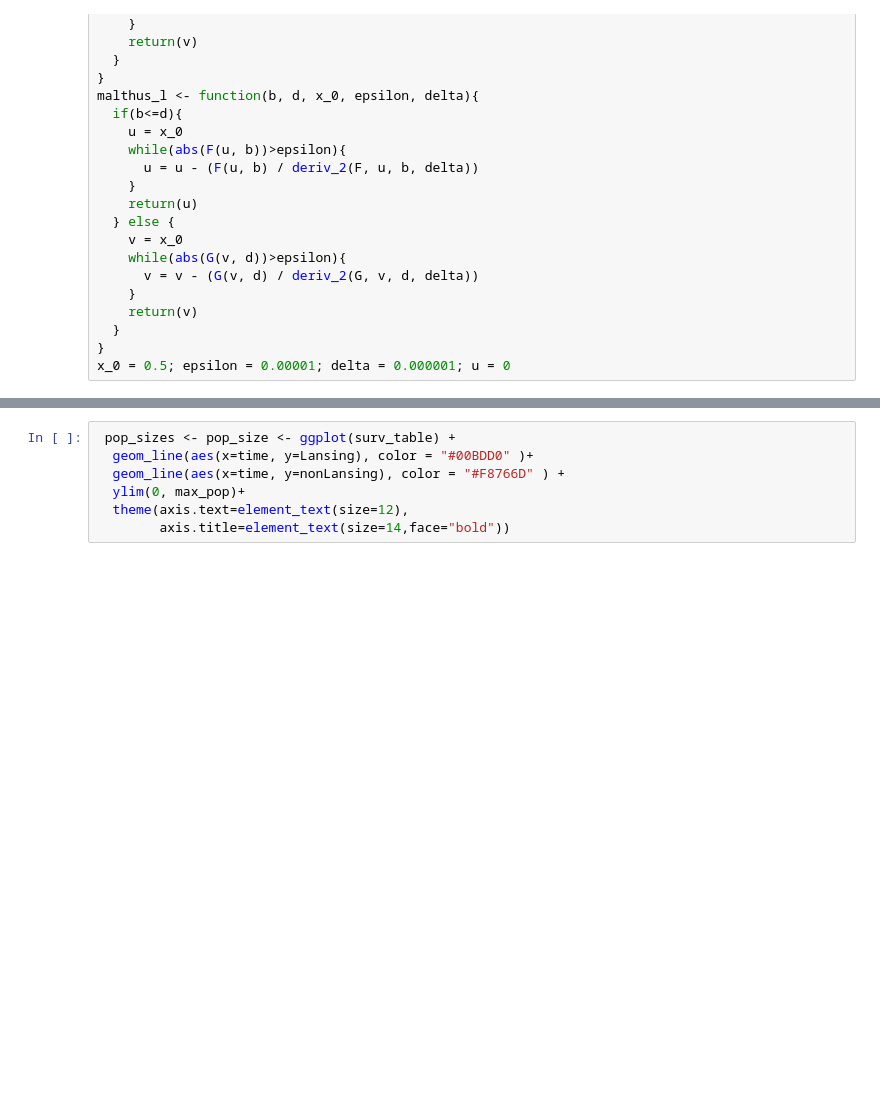
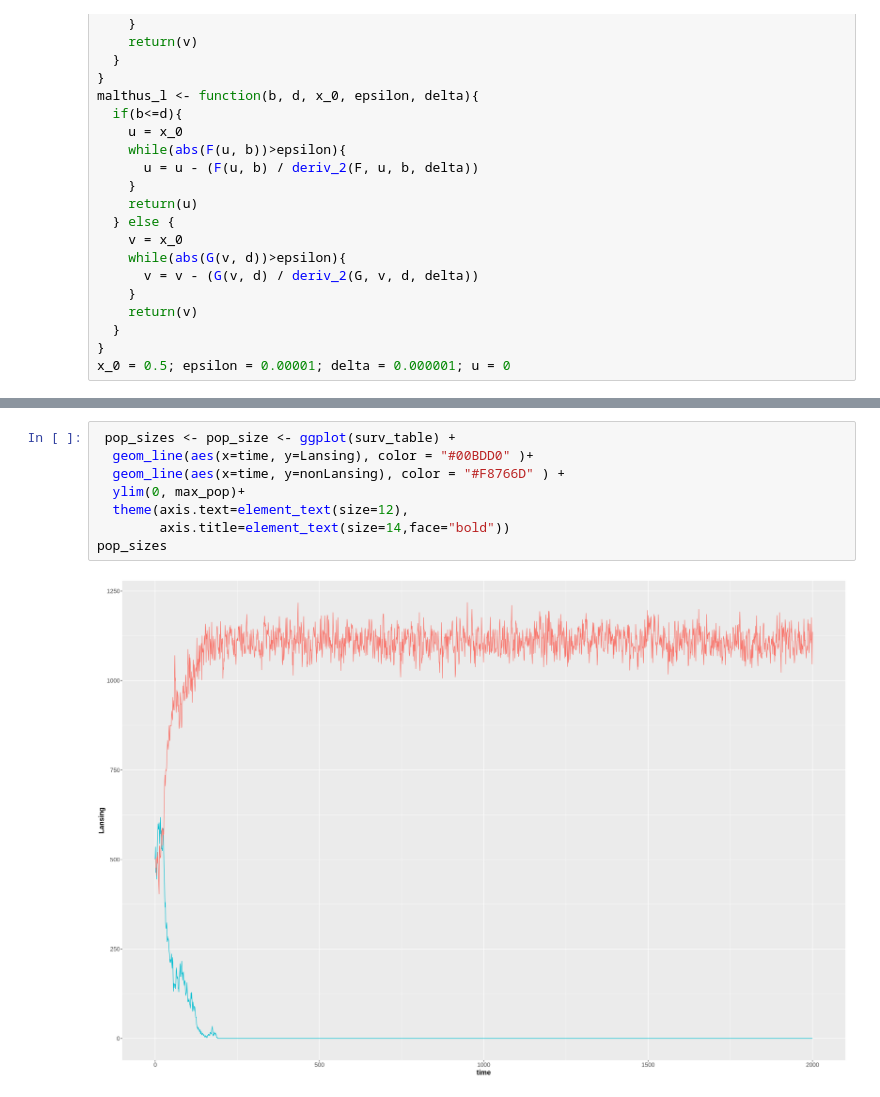
Before and after one commit to MichaelRera/EvoAgeing, a Jupyter notebook: Lansing_nonLansing_competition_heteroPop_unif.ipynb, the cells around one changed output, grey strips where cells are left out. Cells and saved outputs as stored; diff of their text form; blank space fills up the shorter version.

```diff
--- a/Lansing_nonLansing_competition_heteroPop_unif.ipynb
+++ b/Lansing_nonLansing_competition_heteroPop_unif.ipynb
@@ -415,10 +408,13 @@ A data.frame: 6 × 5
 # %%
  pop_sizes <- pop_size <- ggplot(surv_table) +
   geom_line(aes(x=time, y=Lansing), color = "#00BDD0" )+
   geom_line(aes(x=time, y=nonLansing), color = "#F8766D" ) +
   ylim(0, max_pop)+
   theme(axis.text=element_text(size=12),
         axis.title=element_text(size=14,face="bold"))
+pop_sizes
+# %% [output]
+[figure, added]
 # %%
  malth_params <- ggplot(surv_table) +
   geom_line(aes(x=time, y=mean_Malthus_L), color = "#00BDD0" )+
```
Also changed, not shown: parts of 12 cells of this notebook, 1 other file.
